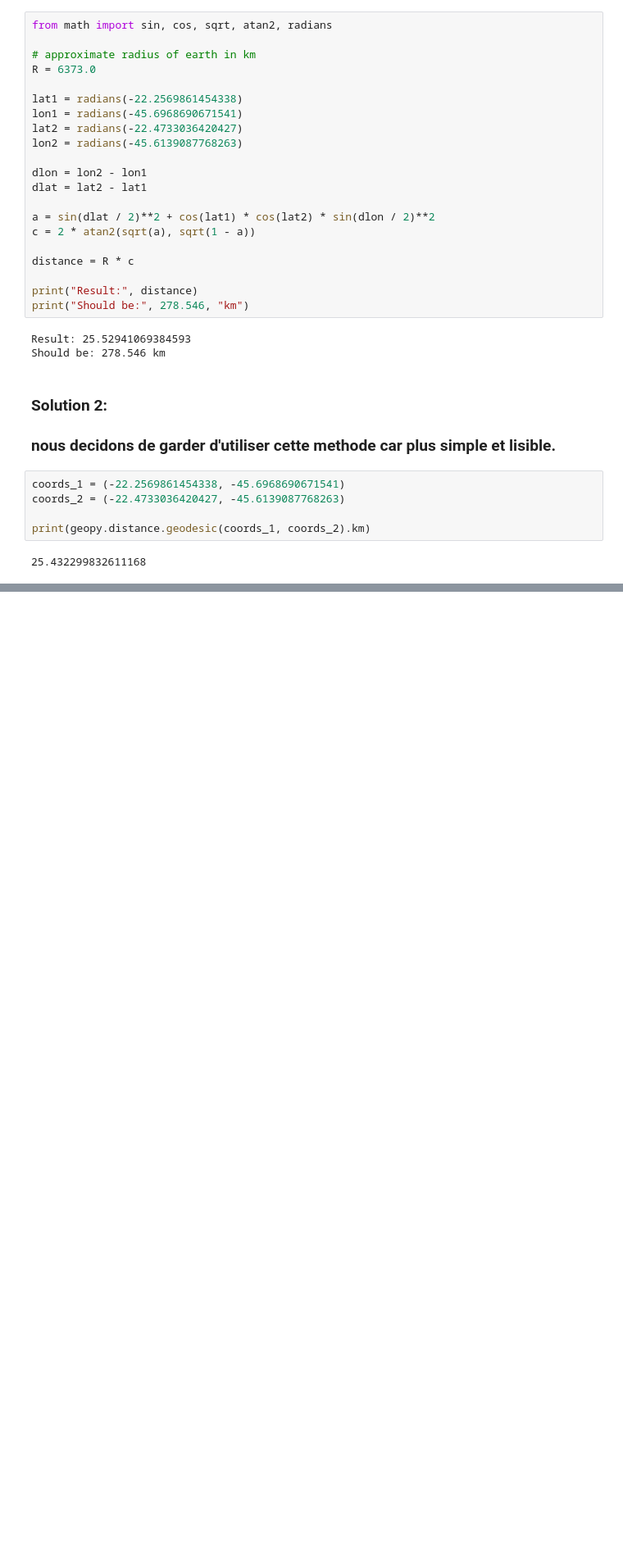
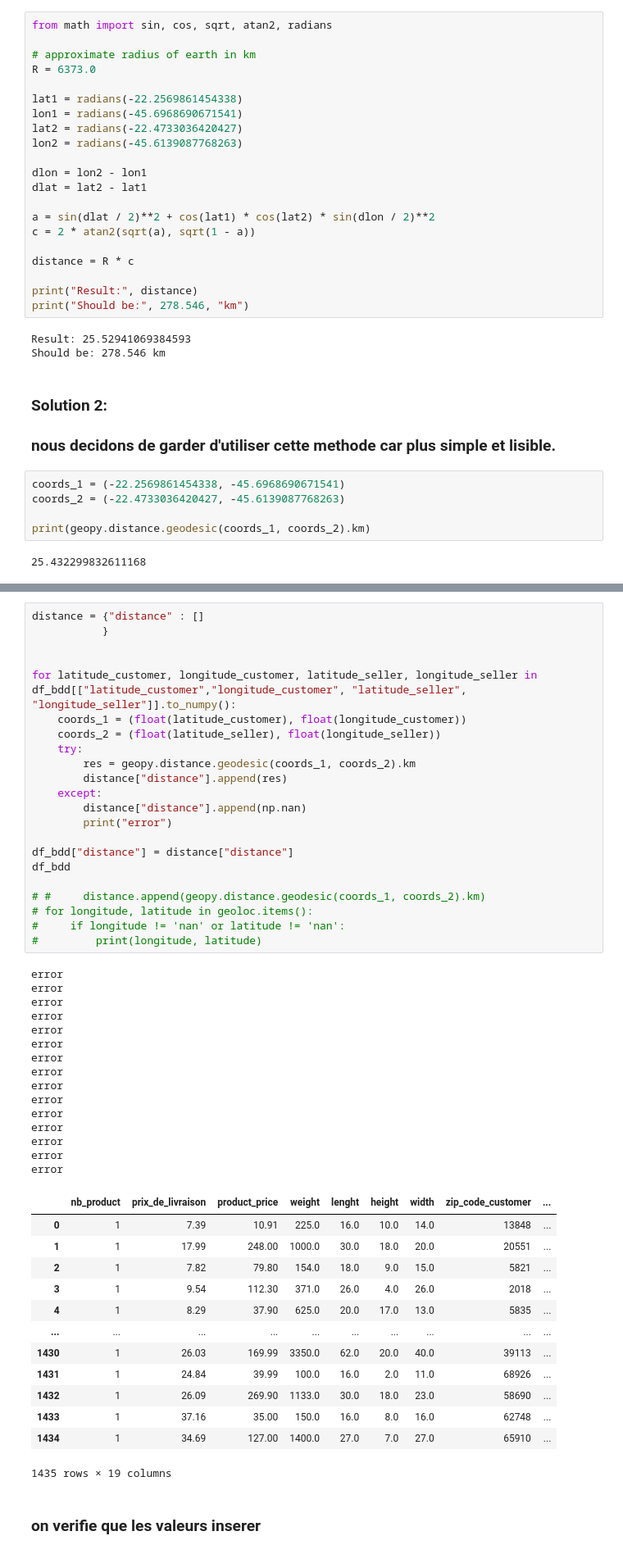
Before and after one commit to Justine-league/LA-DATA-DREAM-TEAM-equipe-justine, a Jupyter notebook: Partie_2/Untitled.ipynb, the cells around one changed output, grey strips where cells are left out. Shown at 82% size. Saved outputs shown, nothing was run; the diff lists cells and outputs as text; blank space fills up the shorter version.

```diff
--- a/Partie_2/Untitled.ipynb
+++ b/Partie_2/Untitled.ipynb
@@ -192,0 +220,53 @@ print(geopy.distance.geodesic(coords_1, coords_2).km)
+# %%
+distance = {"distance" : []
+           }
+
+
+for latitude_customer, longitude_customer, latitude_seller, longitude_seller in df_bdd[["latitude_customer","longitude_customer", "latitude_seller", "longitude_seller"]].to_numpy():
+    coords_1 = (float(latitude_customer), float(longitude_customer))
+    coords_2 = (float(latitude_seller), float(longitude_seller))
+    try:
+        res = geopy.distance.geodesic(coords_1, coords_2).km
+        distance["distance"].append(res)
+    except:
+        distance["distance"].append(np.nan)
+        print("error")
+
+df_bdd["distance"] = distance["distance"]
+df_bdd
+
+# #     distance.append(geopy.distance.geodesic(coords_1, coords_2).km)
+# for longitude, latitude in geoloc.items():
+#     if longitude != 'nan' or latitude != 'nan':
+#         print(longitude, latitude)
+# %% [output]
+error
+error
+error
+error
+error
+error
+error
+error
+error
+error
+error
+error
+error
+error
+error
+|  | nb_product | prix_de_livraison | product_price | weight | lenght | height | width | zip_code_customer | ... |
+| 0 | 1 | 7.39 | 10.91 | 225.0 | 16.0 | 10.0 | 14.0 | 13848 | ... |
+| 1 | 1 | 17.99 | 248.00 | 1000.0 | 30.0 | 18.0 | 20.0 | 20551 | ... |
+| 2 | 1 | 7.82 | 79.80 | 154.0 | 18.0 | 9.0 | 15.0 | 5821 | ... |
+| 3 | 1 | 9.54 | 112.30 | 371.0 | 26.0 | 4.0 | 26.0 | 2018 | ... |
+| 4 | 1 | 8.29 | 37.90 | 625.0 | 20.0 | 17.0 | 13.0 | 5835 | ... |
+| ... | ... | ... | ... | ... | ... | ... | ... | ... | ... |
+| 1430 | 1 | 26.03 | 169.99 | 3350.0 | 62.0 | 20.0 | 40.0 | 39113 | ... |
+| 1431 | 1 | 24.84 | 39.99 | 100.0 | 16.0 | 2.0 | 11.0 | 68926 | ... |
+| 1432 | 1 | 26.09 | 269.90 | 1133.0 | 30.0 | 18.0 | 23.0 | 58690 | ... |
+| 1433 | 1 | 37.16 | 35.00 | 150.0 | 16.0 | 8.0 | 16.0 | 62748 | ... |
+| 1434 | 1 | 34.69 | 127.00 | 1400.0 | 27.0 | 7.0 | 27.0 | 65910 | ... |
+1435 rows × 19 columns
+# %% [markdown]
+### on verifie que les valeurs inserer
```
Also changed, not shown: parts of 12 cells of this notebook.
